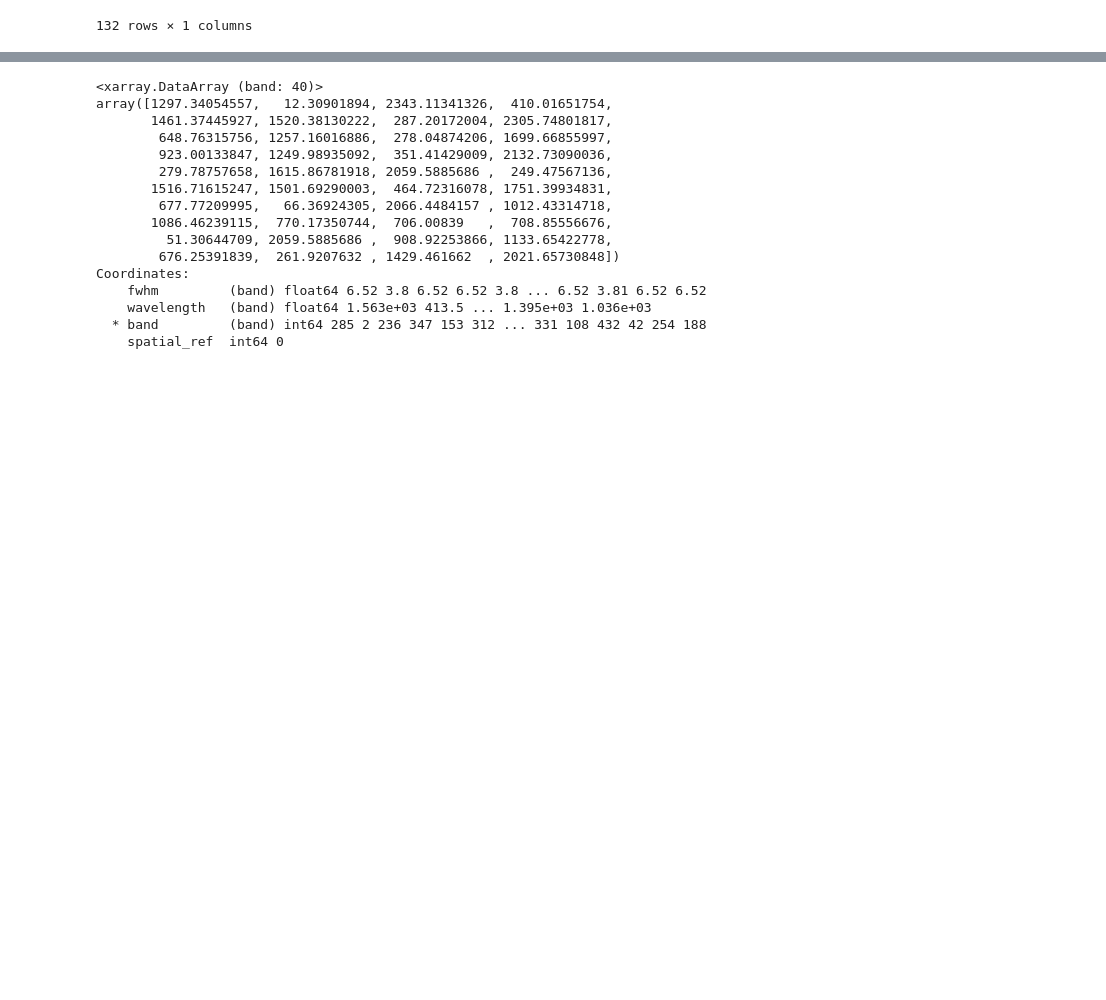
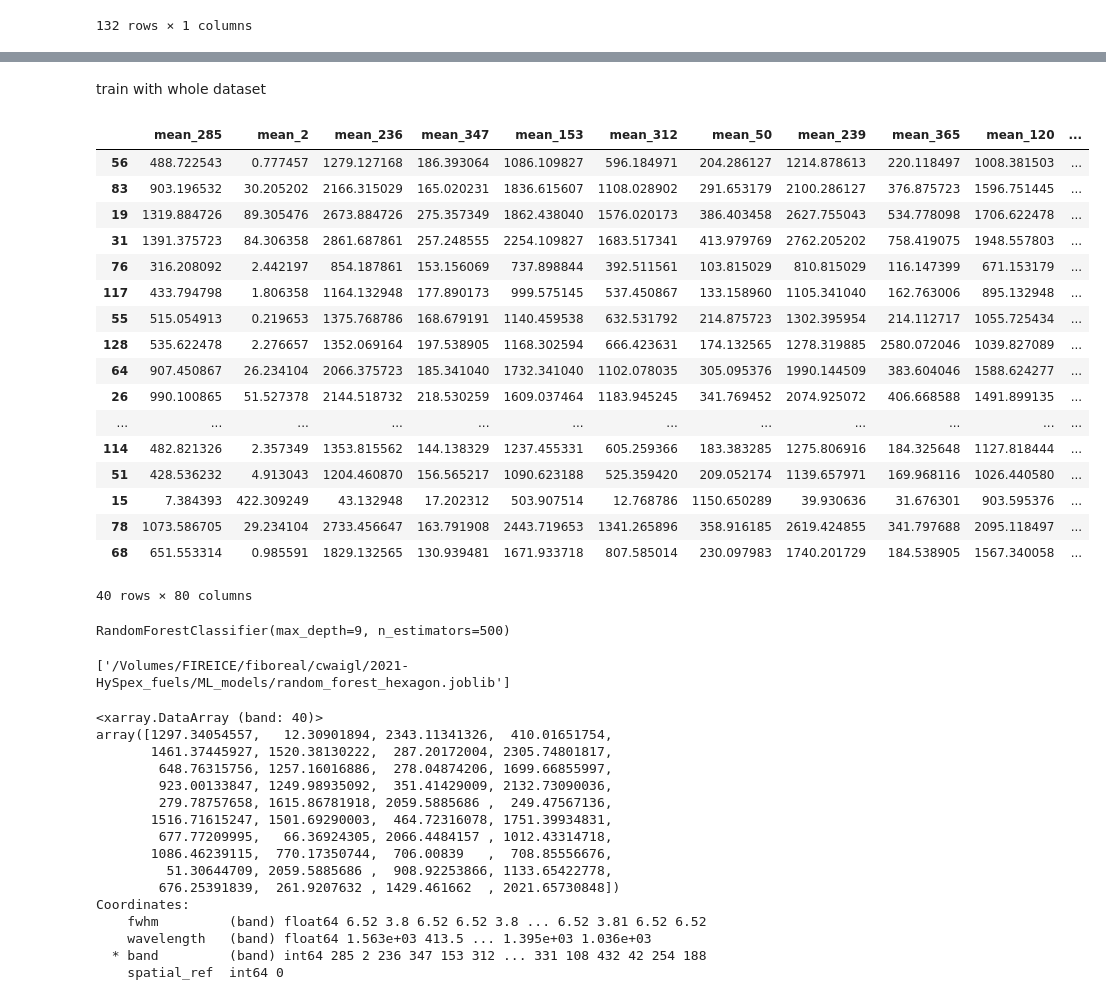
Before and after one commit to chryss/spectral_analysis, a Jupyter notebook: notebooks/hexagon_datajoin.ipynb, the cells around one changed output, grey strips where cells are left out. Cells and saved outputs as stored; diff of their text form; code cells hidden in the pictures; blank space fills up the shorter version.

```diff
--- a/notebooks/hexagon_datajoin.ipynb
+++ b/notebooks/hexagon_datajoin.ipynb
@@ -299,0 +497,28 @@ array([285,   2, 236, 347, 153, 312,  50, 239, 365, 120,  88, 251, 410,
+# %% [markdown]
+train with whole dataset
+# %%
+X_test
+# %% [output]
+|  | mean_285 | mean_2 | mean_236 | mean_347 | mean_153 | mean_312 | mean_50 | mean_239 | mean_365 | mean_120 | ... |
+| 56 | 488.722543 | 0.777457 | 1279.127168 | 186.393064 | 1086.109827 | 596.184971 | 204.286127 | 1214.878613 | 220.118497 | 1008.381503 | ... |
+| 83 | 903.196532 | 30.205202 | 2166.315029 | 165.020231 | 1836.615607 | 1108.028902 | 291.653179 | 2100.286127 | 376.875723 | 1596.751445 | ... |
+| 19 | 1319.884726 | 89.305476 | 2673.884726 | 275.357349 | 1862.438040 | 1576.020173 | 386.403458 | 2627.755043 | 534.778098 | 1706.622478 | ... |
+| 31 | 1391.375723 | 84.306358 | 2861.687861 | 257.248555 | 2254.109827 | 1683.517341 | 413.979769 | 2762.205202 | 758.419075 | 1948.557803 | ... |
+| 76 | 316.208092 | 2.442197 | 854.187861 | 153.156069 | 737.898844 | 392.511561 | 103.815029 | 810.815029 | 116.147399 | 671.153179 | ... |
+| 117 | 433.794798 | 1.806358 | 1164.132948 | 177.890173 | 999.575145 | 537.450867 | 133.158960 | 1105.341040 | 162.763006 | 895.132948 | ... |
+| 55 | 515.054913 | 0.219653 | 1375.768786 | 168.679191 | 1140.459538 | 632.531792 | 214.875723 | 1302.395954 | 214.112717 | 1055.725434 | ... |
+| 128 | 535.622478 | 2.276657 | 1352.069164 | 197.538905 | 1168.302594 | 666.423631 | 174.132565 | 1278.319885 | 2580.072046 | 1039.827089 | ... |
+| 64 | 907.450867 | 26.234104 | 2066.375723 | 185.341040 | 1732.341040 | 1102.078035 | 305.095376 | 1990.144509 | 383.604046 | 1588.624277 | ... |
+| 26 | 990.100865 | 51.527378 | 2144.518732 | 218.530259 | 1609.037464 | 1183.945245 | 341.769452 | 2074.925072 | 406.668588 | 1491.899135 | ... |
+| ... | ... | ... | ... | ... | ... | ... | ... | ... | ... | ... | ... |
+| 114 | 482.821326 | 2.357349 | 1353.815562 | 144.138329 | 1237.455331 | 605.259366 | 183.383285 | 1275.806916 | 184.325648 | 1127.818444 | ... |
+| 51 | 428.536232 | 4.913043 | 1204.460870 | 156.565217 | 1090.623188 | 525.359420 | 209.052174 | 1139.657971 | 169.968116 | 1026.440580 | ... |
+| 15 | 7.384393 | 422.309249 | 43.132948 | 17.202312 | 503.907514 | 12.768786 | 1150.650289 | 39.930636 | 31.676301 | 903.595376 | ... |
+| 78 | 1073.586705 | 29.234104 | 2733.456647 | 163.791908 | 2443.719653 | 1341.265896 | 358.916185 | 2619.424855 | 341.797688 | 2095.118497 | ... |
+| 68 | 651.553314 | 0.985591 | 1829.132565 | 130.939481 | 1671.933718 | 807.585014 | 230.097983 | 1740.201729 | 184.538905 | 1567.340058 | ... |
+40 rows × 80 columns
+# %%
+model = RandomForestClassifier(n_estimators=500, max_depth=9)
+model.fit(X, new_y)
+# %% [output]
+RandomForestClassifier(max_depth=9, n_estimators=500)
@@ -300,3 +531,7 @@ array([285,   2, 236, 347, 153, 312,  50, 239, 365, 120,  88, 251, 410,
+# %%
+joblib.dump(model, outdir / "random_forest_hexagon.joblib")
+# %% [output]
+['/Volumes/FIREICE/fiboreal/cwaigl/2021-HySpex_fuels/ML_models/random_forest_hexagon.joblib']
 # %%
 clipped.sel(band=(selected_band_idx[:-10] + 1)).mean(axis=2).mean(axis=1)
 # %% [output]
```
Also changed, not shown: parts of 30 cells of this notebook, 8 other files.
